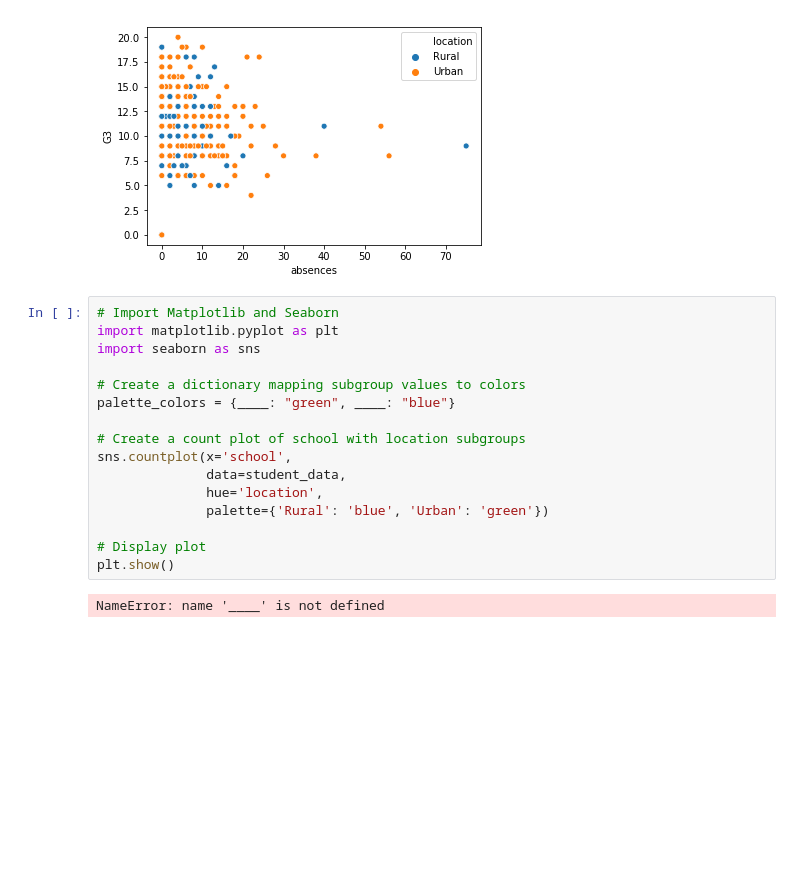
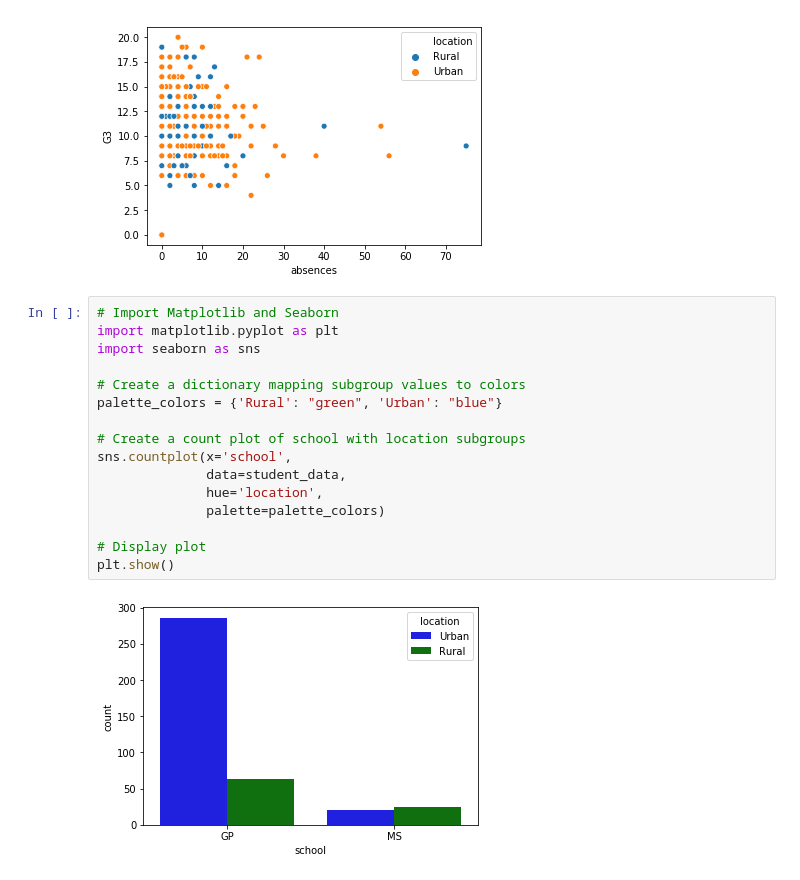
Before and after one commit to bosulliv/datacamp_python, a Jupyter notebook: data_viz/intro_to_seaborn/ch1.ipynb, the cells around one changed output. Cells and saved outputs as stored; diff of their text form; blank space fills up the shorter version.

```diff
--- a/data_viz/intro_to_seaborn/ch1.ipynb
+++ b/data_viz/intro_to_seaborn/ch1.ipynb
@@ -1053,18 +1053,18 @@ plt.show()
 # %%
 # Import Matplotlib and Seaborn
 import matplotlib.pyplot as plt
 import seaborn as sns
 
 # Create a dictionary mapping subgroup values to colors
-palette_colors = {____: "green", ____: "blue"}
+palette_colors = {'Rural': "green", 'Urban': "blue"}
 
 # Create a count plot of school with location subgroups
 sns.countplot(x='school',
               data=student_data,
               hue='location',
-              palette={'Rural': 'blue', 'Urban': 'green'})
+              palette=palette_colors)
 
 # Display plot
 plt.show()
 # %% [output]
-NameError: name '____' is not defined
+[figure, added]
```
Also changed, not shown: 3 other files.
